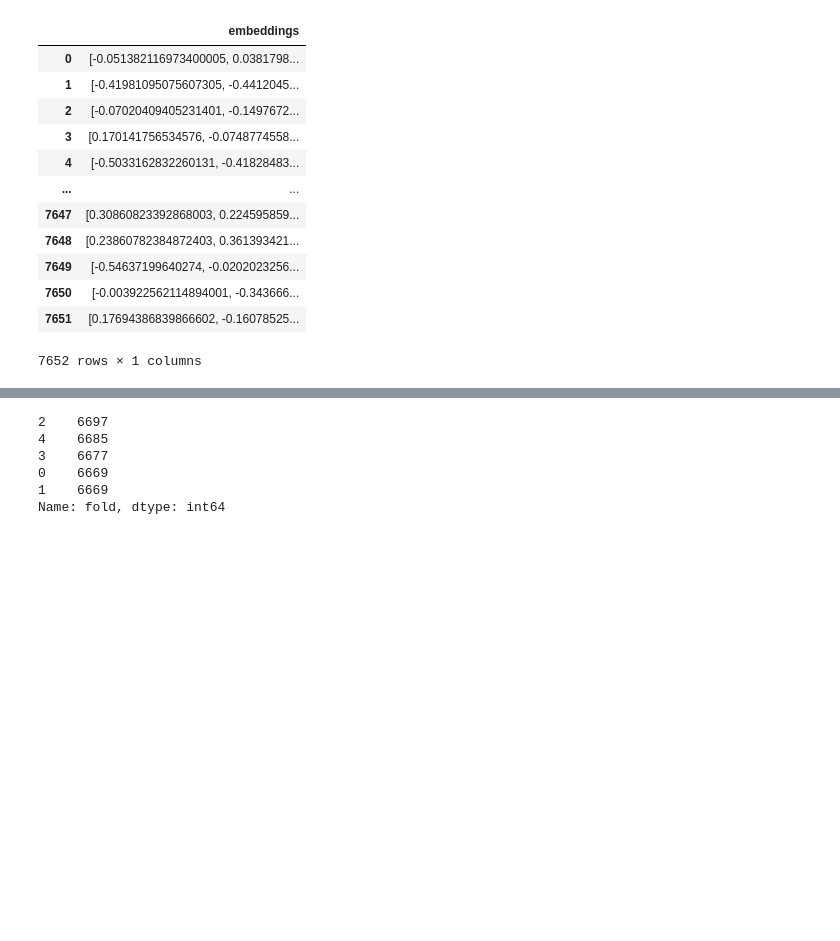
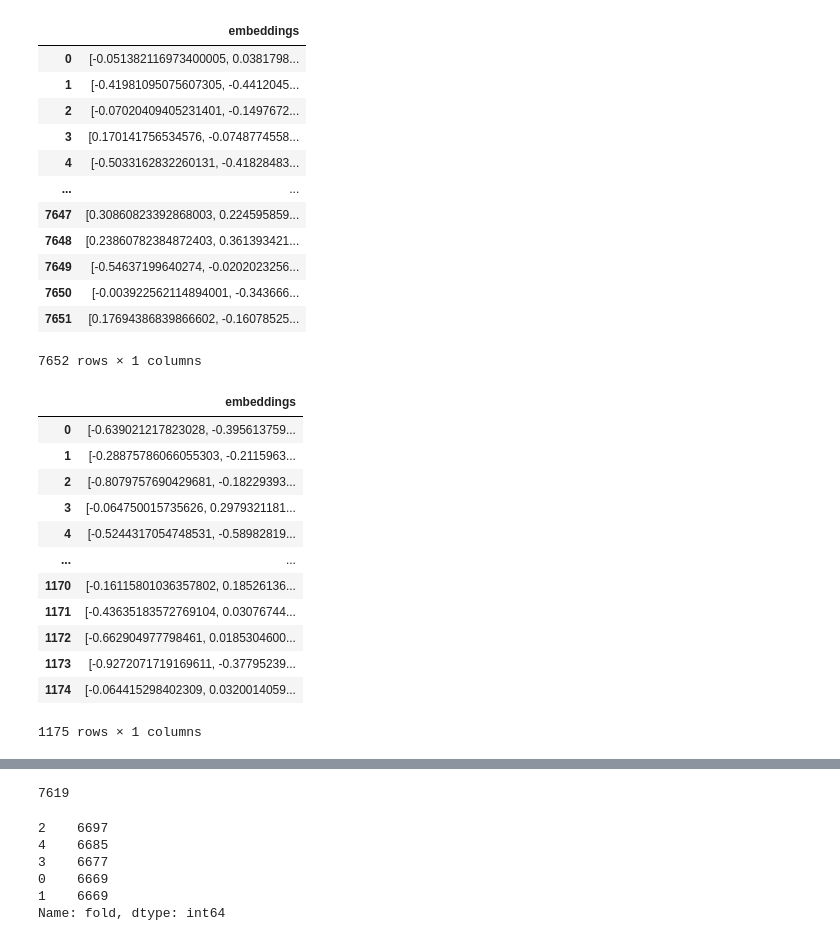
Before and after one commit to roger-yu-ds/XES3G5M, a Jupyter notebook: notebooks/download_data.ipynb, the cells around one changed output, grey strips where cells are left out. Drawn from its saved outputs; the diff is of its cells as text; code cells hidden in the pictures; blank space fills up the shorter version.

```diff
--- a/notebooks/download_data.ipynb
+++ b/notebooks/download_data.ipynb
@@ -32,6 +42,22 @@ embeddings
 | 7650 | [-0.003922562114894001, -0.343666... |
 | 7651 | [0.17694386839866602, -0.16078525... |
 7652 rows × 1 columns
+# %%
+embeddings["concept"]
+# %% [output]
+|  | embeddings |
+| 0 | [-0.639021217823028, -0.395613759... |
+| 1 | [-0.28875786066055303, -0.2115963... |
+| 2 | [-0.8079757690429681, -0.18229393... |
+| 3 | [-0.064750015735626, 0.2979321181... |
+| 4 | [-0.5244317054748531, -0.58982819... |
+| ... | ... |
+| 1170 | [-0.16115801036357802, 0.18526136... |
+| 1171 | [-0.43635183572769104, 0.03076744... |
+| 1172 | [-0.662904977798461, 0.0185304600... |
+| 1173 | [-0.9272071719169611, -0.37795239... |
+| 1174 | [-0.064415298402309, 0.0320014059... |
+1175 rows × 1 columns
 # %%
 embeddings.to_parquet("data/atomi/embeddings.parquet")
 # %%
@@ -56,6 +82,10 @@ data["train"]
 | 33395 | 4 | 9822 | [1193, 1192, 981, 982, 365, 1964,... | [335, 335, 334, 335, 81, 335, 471... | [1, 1, 0, 1, 1, 1, 1, 1, 1, 1, 1,... | [1607699449000, 1607699449000, 16... | [1, 1, 1, 1, 1, 1, 1, 1, 1, 1, 1,... | [0, 0, 0, 0, 0, 0, 0, 0, 0, 0, 0,... |
 | 33396 | 4 | 9822 | [407, 409, 1281, 1283, 415, 416, ... | [206, 206, 138, 209, 209, 138, 21... | [1, 1, 1, 1, 1, 1, 0, 0, 1, 1, 1,... | [1615696235000, 1615696235000, 16... | [1, 1, 1, 1, 1, 1, 1, 1, 1, 1, 1,... | [0, 0, 0, 0, 0, 0, 0, 1, 0, 0, 0,... |
 33397 rows × 8 columns
+# %%
+data["train"].questions.explode().nunique()
+# %% [output]
+7619
 # %%
 data["train"].fold.value_counts()
 # %% [output]
```
Also changed, not shown: parts of 5 cells of this notebook, 28 other files.
